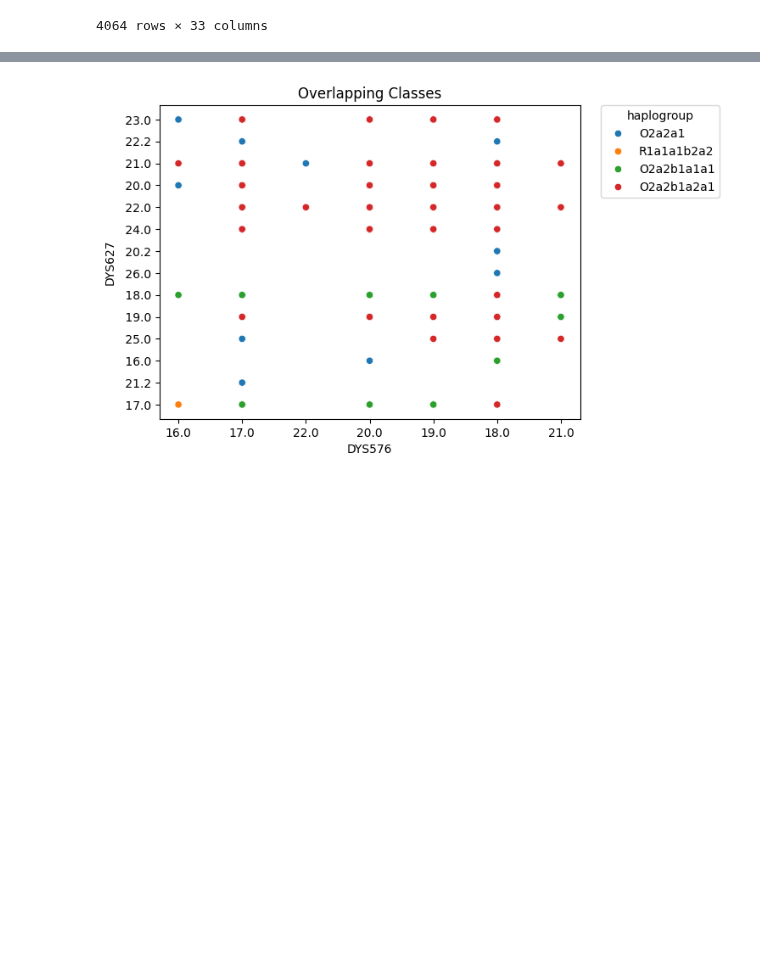
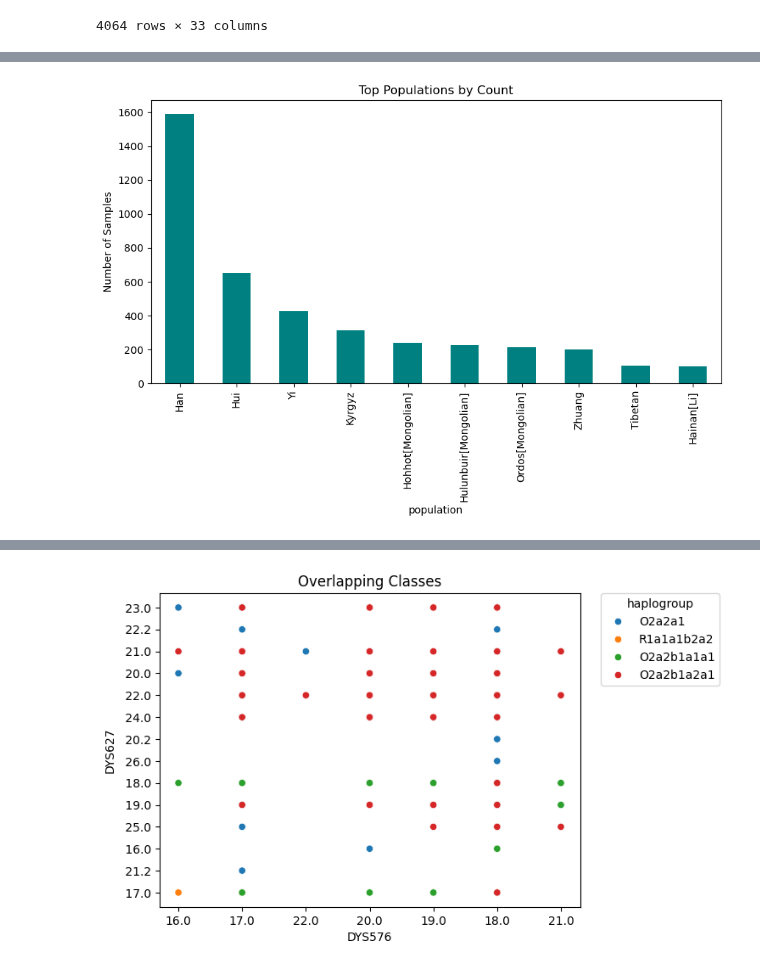
Before and after one commit to kibindy/LT8_final_project, a Jupyter notebook: LT8_Final_Project_Notebook.ipynb, the cells around one changed output, grey strips where cells are left out. Cells and saved outputs as stored; diff of their text form; code cells hidden in the pictures; blank space fills up the shorter version.

```diff
--- a/LT8_Final_Project_Notebook.ipynb
+++ b/LT8_Final_Project_Notebook.ipynb
@@ -160,0 +210,8 @@ df
+# %%
+plt.figure(figsize=(10,5))
+df['population'].value_counts().head(15).plot(kind='bar', color='teal')
+plt.title("Top Populations by Count")
+plt.ylabel("Number of Samples")
+plt.show()
+# %% [output]
+[figure, added]
```
Also changed, not shown: parts of 10 cells of this notebook, 1 other file.
